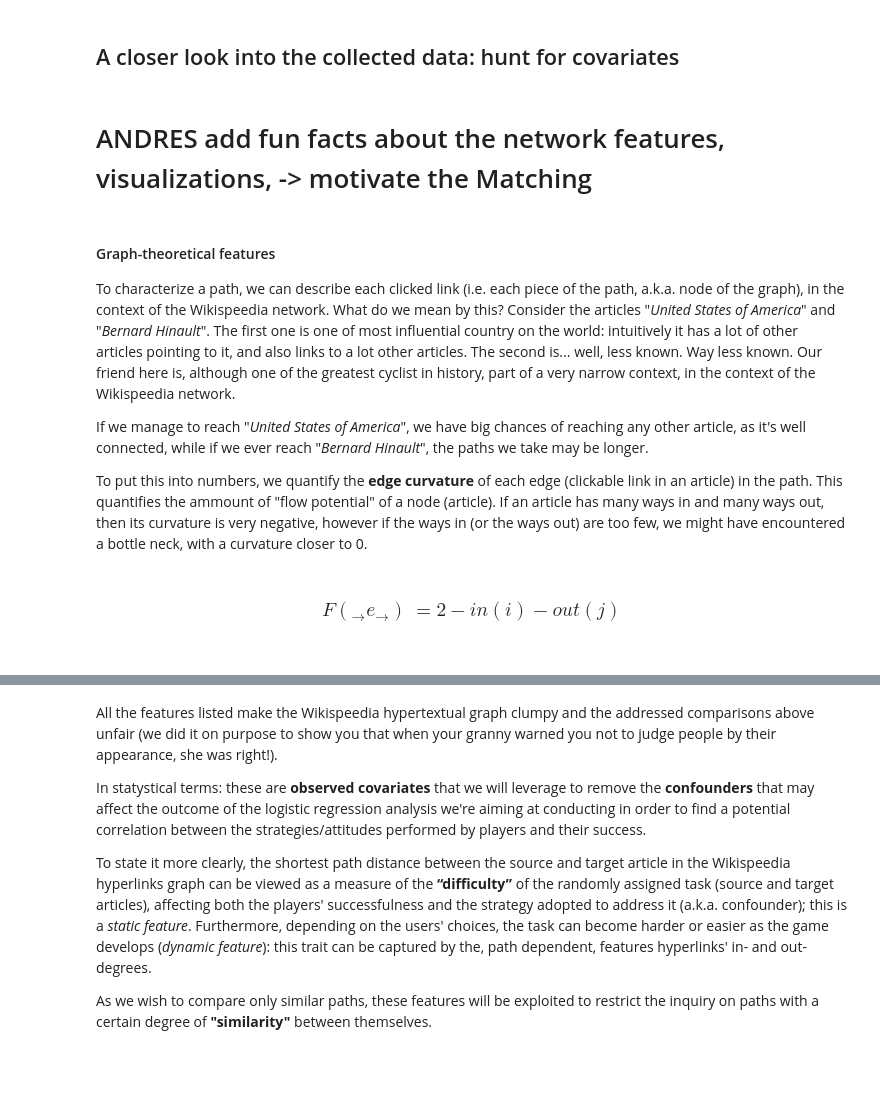
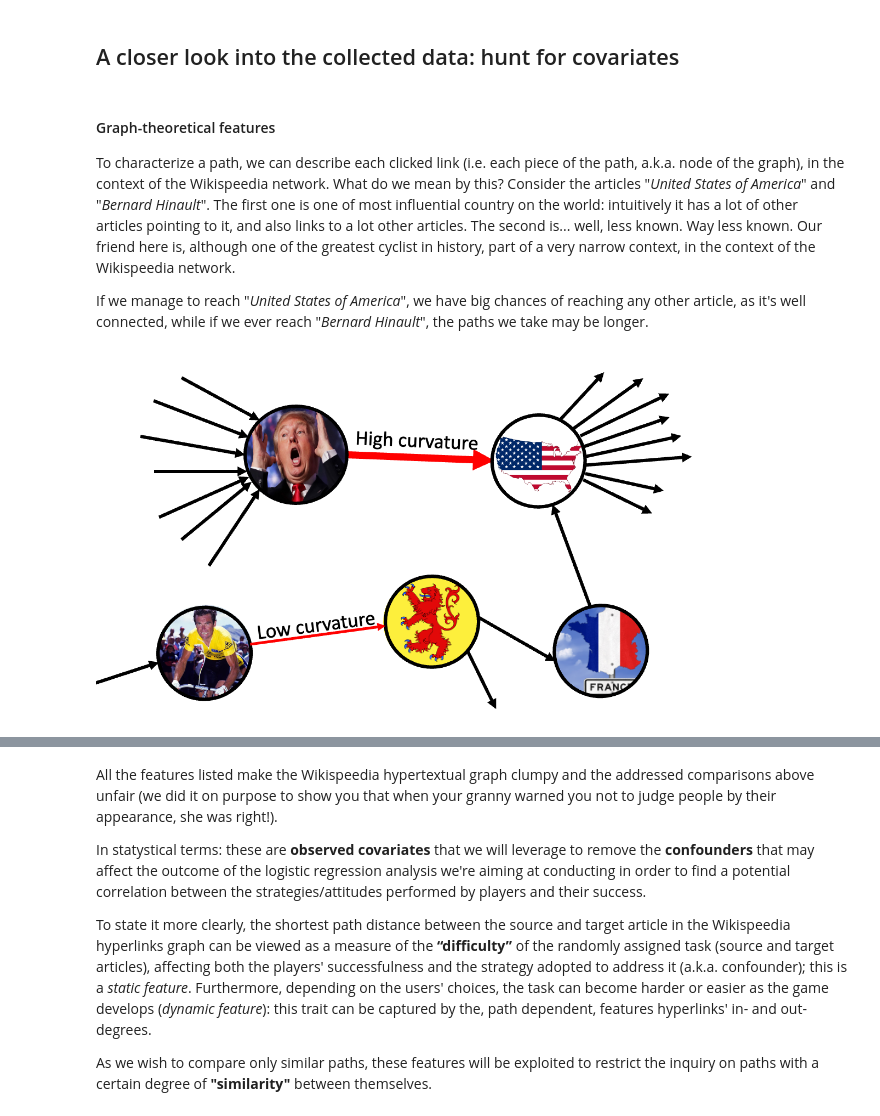
Before and after one commit to doncamilom/adalyzers-wp, a Jupyter notebook: datastory.ipynb, the cells around one changed output, grey strips where cells are left out. Saved outputs shown, nothing was run; the diff lists cells and outputs as text; code cells hidden in the pictures; blank space fills up the shorter version.

Commit message:
adding illustration for curvature

```diff
--- a/datastory.ipynb
+++ b/datastory.ipynb
@@ -189,8 +191,6 @@ More _down-to-Earth_: the **distribution of optimal path lengths** and the **dis
 These conclusions bring us to look for features of the games possibly affecting players performances (a.k.a. covariates), leading them to behave so inhomogeneously.
 # %% [markdown]
 ## A closer look into the collected data: hunt for covariates
-# %% [markdown]
-# ANDRES add fun facts about the network features, visualizations, -> motivate the Matching
 # %% [markdown]
 #### Graph-theoretical features
 
@@ -199,13 +199,9 @@ Consider the articles "_United States of America_" and "_Bernard Hinault_". The
 The second is... well, less known. Way less known. Our friend here is, although one of the greatest cyclist in history, part of a very narrow context, in the context of the Wikispeedia network.
 
 If we manage to reach "_United States of America_", we have big chances of reaching any other article, as it's well connected, while if we ever reach "_Bernard Hinault_", the paths we take may be longer.
-
-To put this into numbers, we quantify the **edge curvature** of each edge (clickable link in an article) in the path. This quantifies the ammount of "flow potential" of a node (article). If an article has many ways in and many ways out, then its curvature is very negative, however if the ways in (or the ways out) are too few, we might have encountered a bottle neck, with a curvature closer to 0.
-
-<br>
-<font size='4'>
-\begin{align*}
-F(_\rightarrow e_\rightarrow) &= 2 - in(i) - out(j)
-\end{align*}
-</font>
-<br>
+# %%
+#| fig-cap: "Curvature describes the context of the links that are clicked, within the network. If we click a link with a high curvature, we're in a very well connected part of the network. Matching by this quantity ensures that users are exploring similar regions of the wikipedia network, and thus allows us to make fair comparisons."
+
+Image("images/curv_example.png", width=600, height=300)
+# %% [output]
+[figure, added]
```
Also changed, not shown: parts of 2 cells of this notebook, 7 other files.
